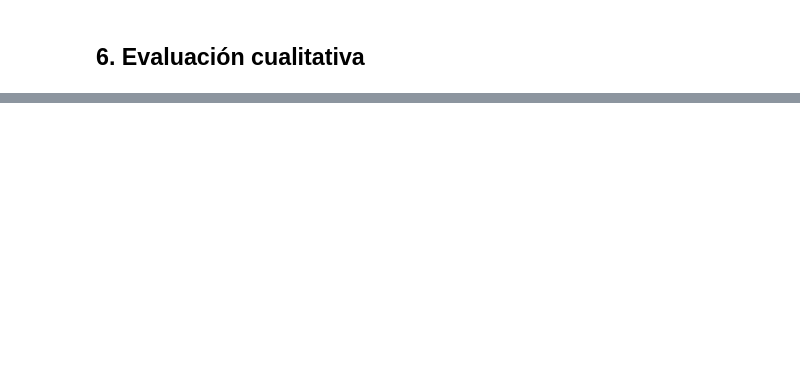
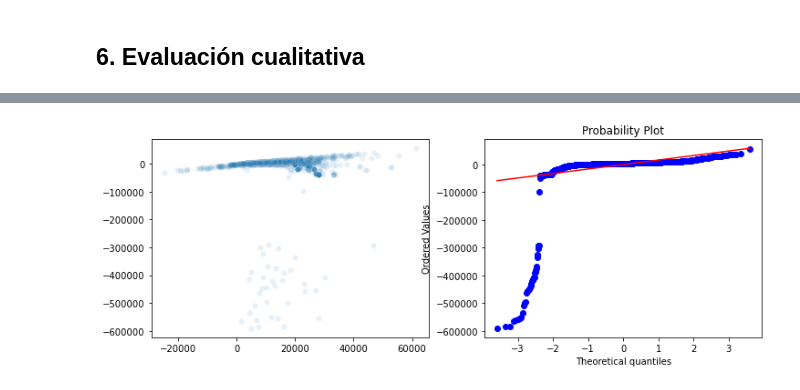
Before and after one commit to jjosorioc/ISIS3301-lab02-regression, a Jupyter notebook: lab2.ipynb, the cells around one changed output, grey strips where cells are left out. Drawn from its saved outputs; the diff is of its cells as text; code cells hidden in the pictures; blank space fills up the shorter version.

```diff
--- a/lab2.ipynb
+++ b/lab2.ipynb
@@ -358,0 +374,2 @@ Se podría decir que los resultados de este primer modelo son aceptables dado qu
+# %%
+pipeline.fit(X_train, y_train)
@@ -358,0 +438,9 @@ Se podría decir que los resultados de este primer modelo son aceptables dado qu
+# %%
+
+pipeline = Pipeline(
+    [
+        ('poly', PolynomialFeatures(degree = 2, include_bias = False)),
+        ('scaler', StandardScaler()),
+        ('model', LinearRegression())
+    ]
+)
@@ -358,0 +475,15 @@ Se podría decir que los resultados de este primer modelo son aceptables dado qu
+# %%
+errors = (pipeline.predict(X_train) - y_train).values
+# %%
+
+
+
+fig, axes = plt.subplots(1, 2, figsize = (12, 4))
+
+# Dispersión
+sns.scatterplot(x = pipeline.predict(X_train), y = errors, alpha = 0.1, ax = axes[0])
+
+# q-q plot
+_ = stats.probplot(errors, dist = 'norm', plot = axes[1])
+# %% [output]
+[figure, added]
```
Also changed, not shown: parts of 62 cells of this notebook, 1 other file.
